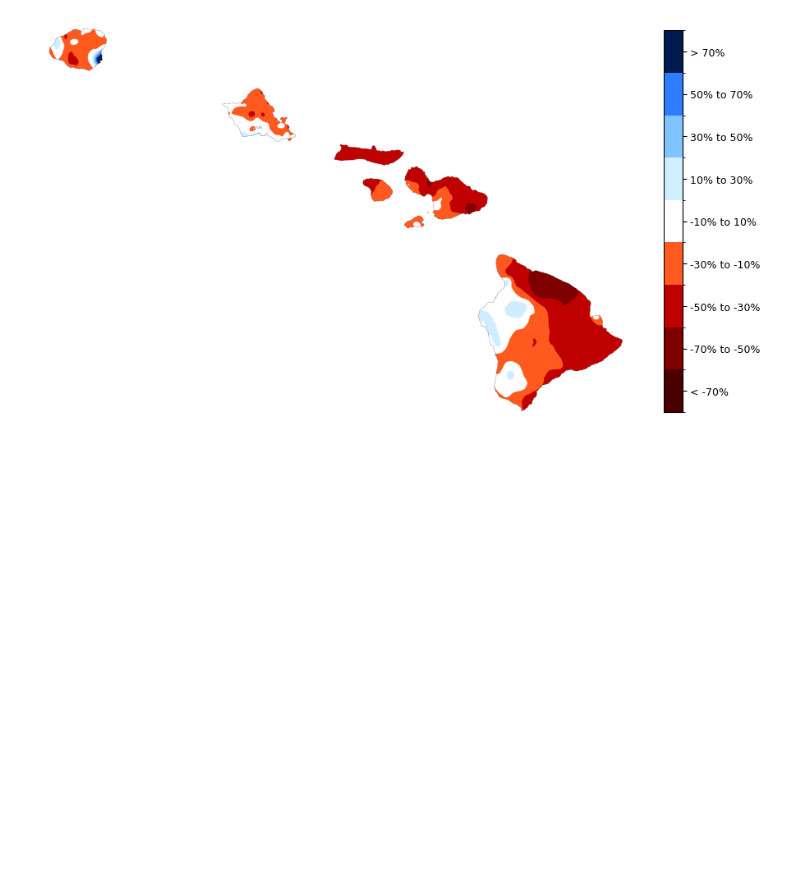
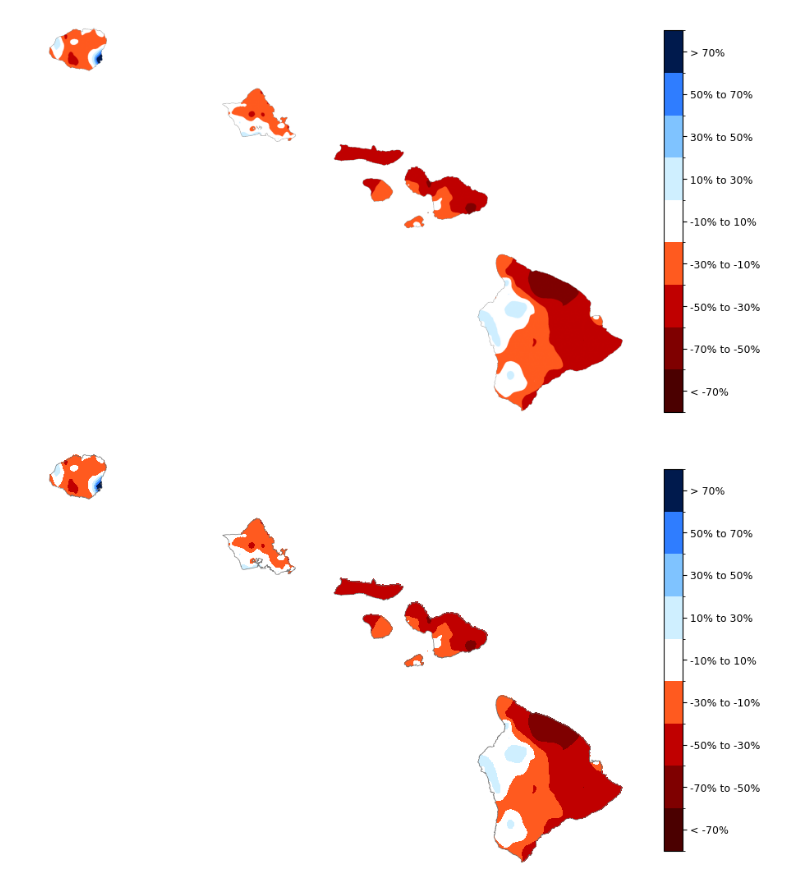
Before and after one commit to cherryleh/climate-summary, a Jupyter notebook: dews-hawaii-app/scripts/2025-summary/rainfall_category.ipynb, the cells around one changed output. Drawn from its saved outputs; the diff is of its cells as text; code cells hidden in the pictures; blank space fills up the shorter version.

```diff
--- a/dews-hawaii-app/scripts/2025-summary/rainfall_category.ipynb
+++ b/dews-hawaii-app/scripts/2025-summary/rainfall_category.ipynb
@@ -139,3 +141,86 @@ plt.savefig('../../public/climate-summary/pubs/Figure1.png', dpi=600, bbox_inche
 plt.show()
 # %% [output]
 [figure]
+# %%
+import rasterio
+import numpy as np
+import matplotlib.pyplot as plt
+from matplotlib.colors import ListedColormap, BoundaryNorm
+import geopandas as gpd
+from rasterio.plot import plotting_extent
+
+
+# Save with legend for report + coastline outline
+
+thresholds = [
+    (-np.inf, -70, "#4b0000", "< -70%"),
+    (-70,   -50, "#7f0000", "-70% to -50%"),
+    (-50,   -30, "#c00000", "-50% to -30%"),
+    (-30,   -10, "#ff5a1f", "-30% to -10%"),
+    (-10,    10, "#ffffff", "-10% to 10%"),
+    ( 10,    30, "#cfefff", "10% to 30%"),
+    ( 30,    50, "#7fc3ff", "30% to 50%"),
+    ( 50,    70, "#2f7dff", "50% to 70%"),
+    ( 70,  np.inf, "#001a4d", "> 70%"),
+]
+
+tif_path = "annual_rainfall_2025_pdiff.tif"
+coast_path = "/Users/cherryleheu/Documents/dews-hawaii/dews-hawaii-app/public/shapefiles/Coastline.shp"
+out_png = "../../public/climate-summary/pubs/Figure1.png"
+
+with rasterio.open(tif_path) as src:
+    data = src.read(1)
+    nodata = src.nodata
+    extent = rasterio.plot.plotting_extent(src)  # (left, right, bottom, top)
+    raster_crs = src.crs
+
+data = np.where(data == nodata, np.nan, data)
+categorical = np.full_like(data, 255, dtype=np.uint8)
+
+for i, (low, high, _, _) in enumerate(thresholds):
+    mask = (data > low) & (data <= high)
+    categorical[mask] = i
+
+colors = [c for _, _, c, _ in thresholds]
+labels = [l for _, _, _, l in thresholds]
+cmap = ListedColormap(colors)
+norm = BoundaryNorm(np.arange(-0.5, len(colors) + 0.5), len(colors))
+
+categorical_masked = np.ma.masked_where(categorical == 255, categorical)
+
+# Read + reproject coastline to raster CRS
+coast = gpd.read_file(coast_path)
+if raster_crs is not None and coast.crs is not None and coast.crs != raster_crs:
+    coast = coast.to_crs(raster_crs)
+
+fig, ax = plt.subplots(figsize=(9, 6))
+
+im = ax.imshow(
+    categorical_masked,
+    cmap=cmap,
+    norm=norm,
+    extent=extent,             # align raster with geodata
+    interpolation="nearest",   # avoid halos
+    resample=False
+)
+
+# Gray coastline outline (control width here)
+coast.boundary.plot(
+    ax=ax,
+    color="#6e6e6e",
+    linewidth=0.5,
+    alpha=0.9
+)
+
+ax.set_axis_off()
+
+cbar = fig.colorbar(im, ax=ax, fraction=0.03, pad=0.04)
+cbar.set_ticks(range(len(colors)))
+cbar.set_ticklabels(labels)
+cbar.ax.tick_params(labelsize=9)
+
+fig.tight_layout()
+fig.savefig(out_png, dpi=600, bbox_inches="tight", pad_inches=0.1, transparent=True)
+plt.show()
+# %% [output]
+[figure, added]
```
Also changed, not shown: parts of 1 cell of this notebook, 7 other files.
